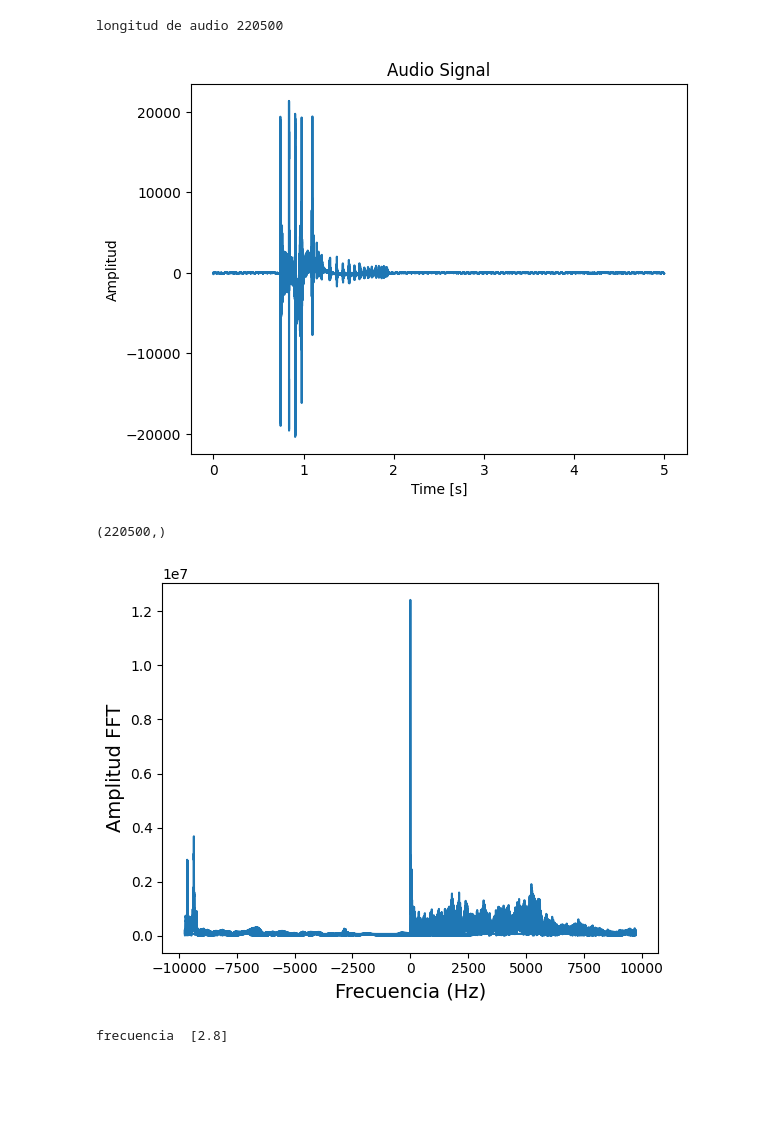
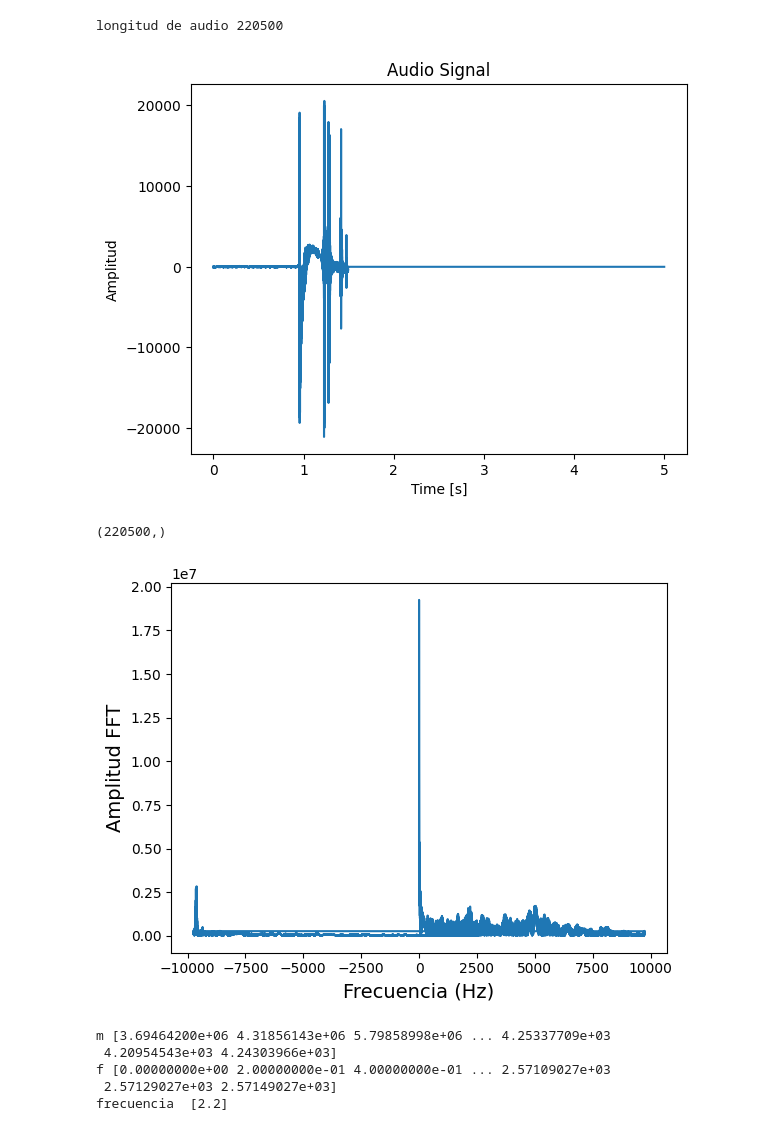
Before and after one commit to leowader/Coin-Recognition, a Jupyter notebook: logic/libs/fft.ipynb, the cells around one changed output. Cells and saved outputs as stored; diff of their text form; code cells hidden in the pictures; blank space fills up the shorter version.

```diff
--- a/logic/libs/fft.ipynb
+++ b/logic/libs/fft.ipynb
@@ -5,25 +5,25 @@ import matplotlib.pyplot as plt
 import scipy.io.wavfile as waves
 import os
 # %%
-filename='../data/202.wav'
+filename='../data/201.wav'
 winsound.PlaySound(filename, winsound.SND_FILENAME)   # Reproducimos el sonido que vamos a cargar
 
 Fs, data = waves.read(filename)                       # Leemos el archivo de audio del directorio
 Audio_m = data[:,0]
 print("longitud de audio",len(Audio_m))
 L = len(Audio_m)                                      # Tomamos la longitud de la señal
 
 n = np.arange(0,L)/Fs                                 # Definimos un vector de tiempo de la misma longitud de la señal
 
 %matplotlib inline
 plt.plot(n, Audio_m)
 plt.xlabel('Time [s]')
 plt.ylabel('Amplitud')
 plt.title('Audio Signal')
 plt.show()
 # %% [output]
 longitud de audio 220500
-[figure, old version]
+[figure, new version]
 # %%
 Audio_m.shape
 # %% [output]
@@ -41,10 +41,16 @@ plt.xlabel('Frecuencia (Hz)', fontsize='14')
 plt.ylabel('Amplitud FFT', fontsize='14')
 plt.show()
 # %% [output]
-[figure, old version]
+[figure, new version]
 # %%
 Posm = np.where(M_gk == np.max(M_gk))           # Encontramos la posición para la cual la Magnitud de FFT es máxima
-F_fund = F[Posm]                                # Identificamos la Frecuencia asociada al valor del máximo de la Magnitud de FFT
+F_fund = F[Posm]     # Identificamos la Frecuencia asociada al valor del máximo de la Magnitud de FFT
+print("m",M_gk)
+print("f",F)
 print("frecuencia ",F_fund)
 # %% [output]
-frecuencia  [2.8]
+m [3.69464200e+06 4.31856143e+06 5.79858998e+06 ... 4.25337709e+03
+ 4.20954543e+03 4.24303966e+03]
+f [0.00000000e+00 2.00000000e-01 4.00000000e-01 ... 2.57109027e+03
+ 2.57129027e+03 2.57149027e+03]
+frecuencia  [2.2]
```
